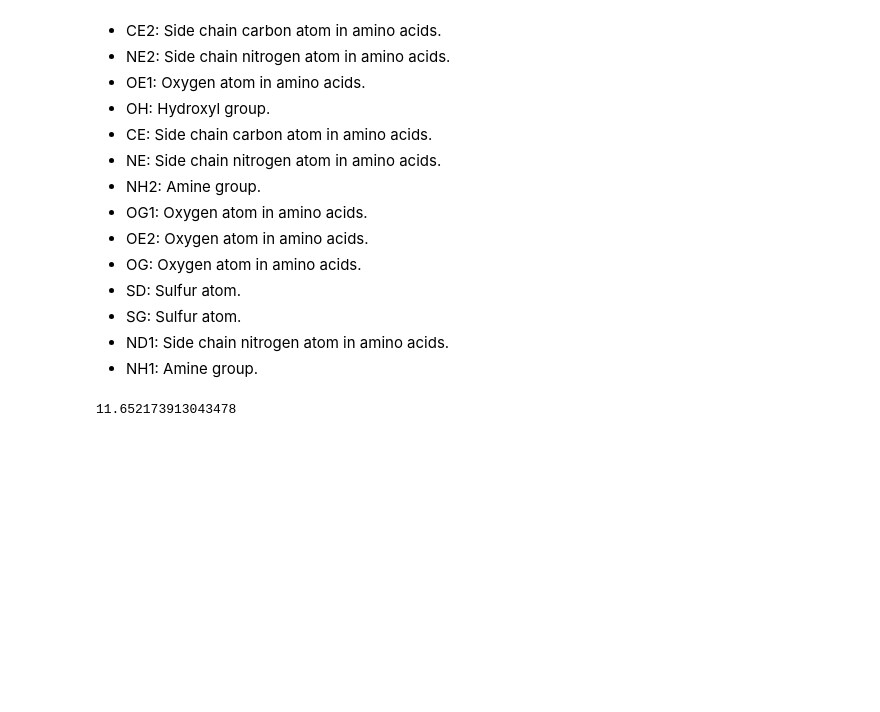
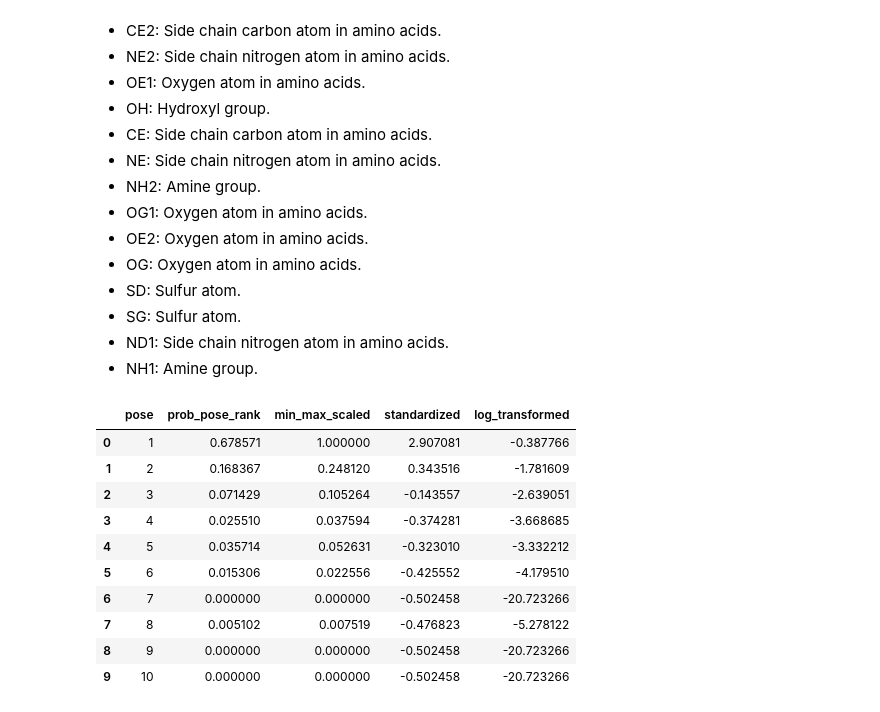
Before and after one commit to glauco-endrigo/BindRanker, a Jupyter notebook: Datafactory/Dataforge.ipynb, the cells around one changed output. Saved outputs shown, nothing was run; the diff lists cells and outputs as text; code cells hidden in the pictures; blank space fills up the shorter version.

```diff
--- a/Datafactory/Dataforge.ipynb
+++ b/Datafactory/Dataforge.ipynb
@@ -754,7 +671,3 @@ Cumulative fraction of systems that contain at least one correct pose up to a gi
 * SG: Sulfur atom.
 * ND1: Side chain nitrogen atom in amino acids.
 * NH1: Amine group.
-# %%
-5092/437
-# %% [output]
-11.652173913043478
@@ -760,0 +676,36 @@ Cumulative fraction of systems that contain at least one correct pose up to a gi
+# %%
+import pandas as pd
+import numpy as np
+from sklearn.preprocessing import MinMaxScaler, StandardScaler
+
+# Create the original dataframe
+data = {
+    'pose': [1, 2, 3, 4, 5, 6, 7, 8, 9, 10],
+    'prob_pose_rank': [0.678571, 0.168367, 0.071429, 0.025510, 0.035714, 0.015306, 0.000000, 0.005102, 0.000000, 0.000000]
+}
+df = pd.DataFrame(data)
+
+# Min-Max Scaling
+scaler = MinMaxScaler()
+df['min_max_scaled'] = scaler.fit_transform(df[['prob_pose_rank']])
+
+# Standardization (Z-score normalization)
+standardizer = StandardScaler()
+df['standardized'] = standardizer.fit_transform(df[['prob_pose_rank']])
+
+# Log Transformation
+df['log_transformed'] = df['prob_pose_rank'].apply(lambda x: np.log(x + 1e-9))  # Adding a small value to avoid log(0)
+
+df
+# %% [output]
+|  | pose | prob_pose_rank | min_max_scaled | standardized | log_transformed |
+| 0 | 1 | 0.678571 | 1.000000 | 2.907081 | -0.387766 |
+| 1 | 2 | 0.168367 | 0.248120 | 0.343516 | -1.781609 |
+| 2 | 3 | 0.071429 | 0.105264 | -0.143557 | -2.639051 |
+| 3 | 4 | 0.025510 | 0.037594 | -0.374281 | -3.668685 |
+| 4 | 5 | 0.035714 | 0.052631 | -0.323010 | -3.332212 |
+| 5 | 6 | 0.015306 | 0.022556 | -0.425552 | -4.179510 |
+| 6 | 7 | 0.000000 | 0.000000 | -0.502458 | -20.723266 |
+| 7 | 8 | 0.005102 | 0.007519 | -0.476823 | -5.278122 |
+| 8 | 9 | 0.000000 | 0.000000 | -0.502458 | -20.723266 |
+| 9 | 10 | 0.000000 | 0.000000 | -0.502458 | -20.723266 |
```
Also changed, not shown: parts of 45 cells of this notebook, 23 other files.
